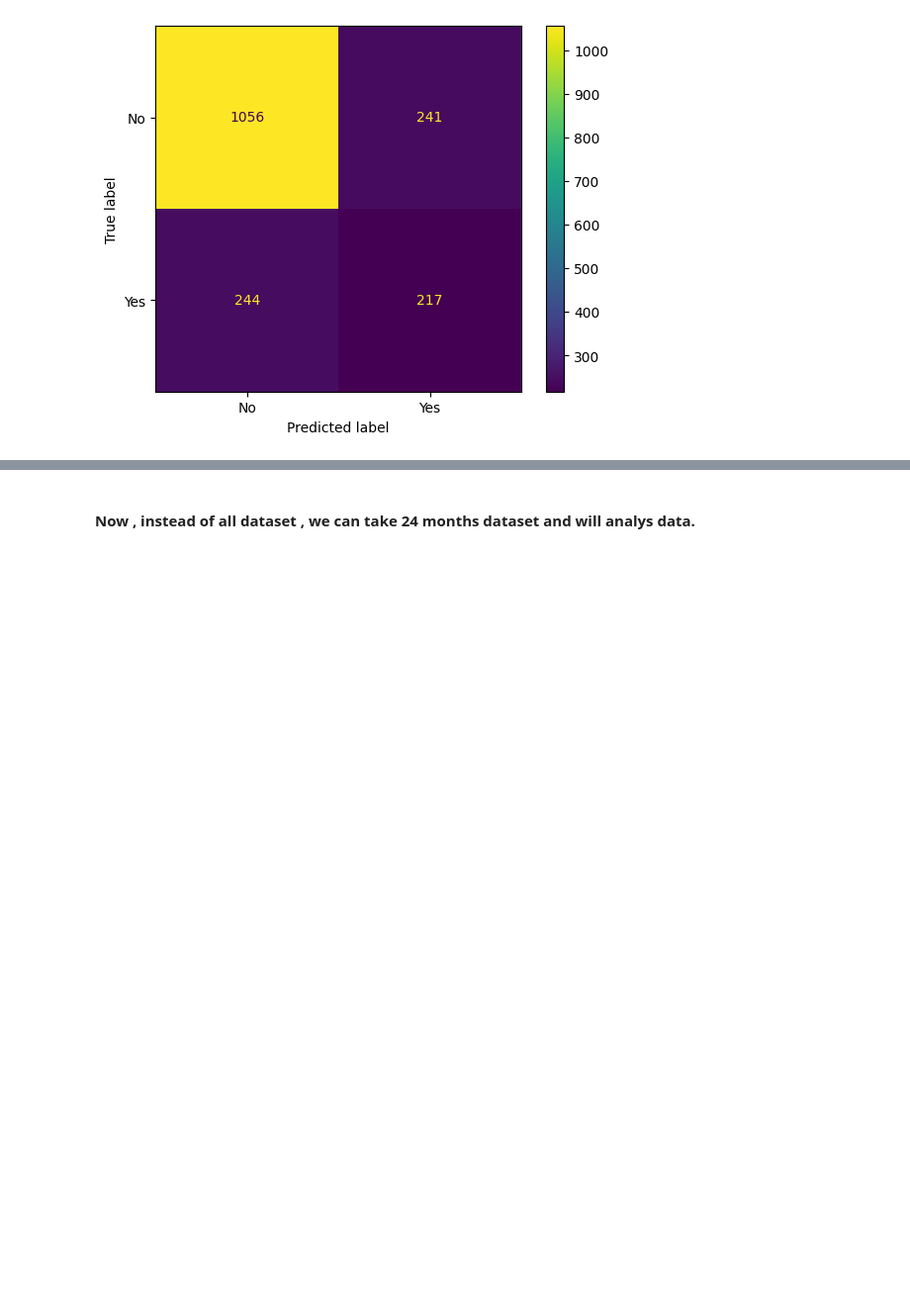
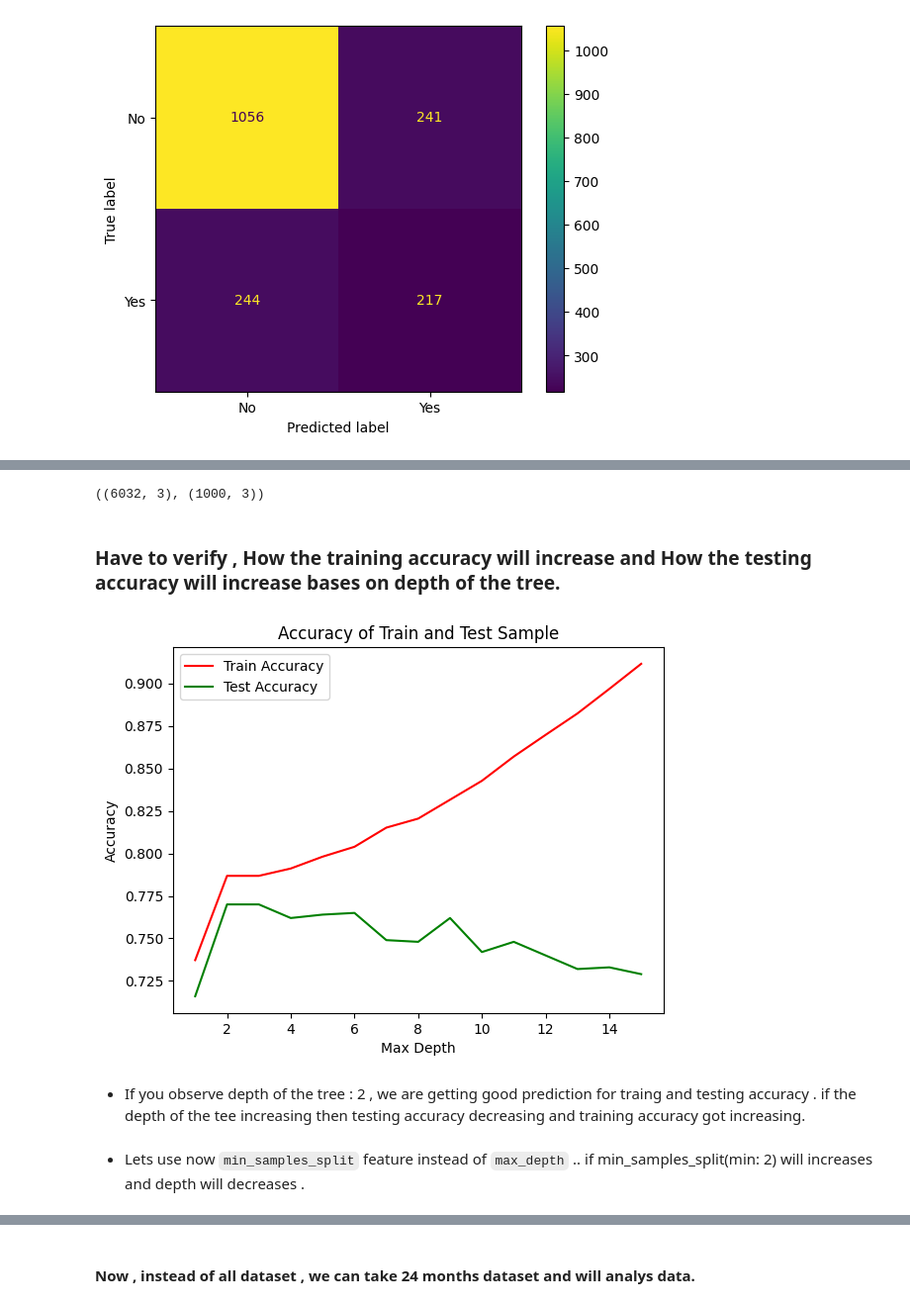
Before and after one commit to dasharepani/decisiontree, a Jupyter notebook: DT_Churn_dataset_1003.ipynb, the cells around one changed output, grey strips where cells are left out. Shown at 99% size. Saved outputs shown, nothing was run; the diff lists cells and outputs as text; code cells hidden in the pictures; blank space fills up the shorter version.

Commit message:
updated churn dataset algorithm

```diff
--- a/DT_Churn_dataset_1003.ipynb
+++ b/DT_Churn_dataset_1003.ipynb
@@ -393,0 +407,33 @@ plt.show()
+# %%
+X = df[['seniorcitizen', 'tenure', 'monthlycharges']]
+y = df['churn']
+# %%
+X_train, X_test, y_train, y_test = train_test_split(X, y, test_size=1000)
+X_train.shape, X_test.shape
+# %% [output]
+((6032, 3), (1000, 3))
+# %% [markdown]
+### Have to verify , How the training accuracy will increase and How the testing accuracy will increase bases on depth of the tree.
+# %%
+training_accuracy = []
+testing_accuracy = []
+
+for d in range(1, 16):
+    model = DecisionTreeClassifier(criterion='entropy', max_depth=d)
+    model.fit(X_train, y_train)
+    training_accuracy.append(model.score(X_train, y_train))
+    testing_accuracy.append(model.score(X_test, y_test))
+# %%
+plt.plot(range(1, 16), training_accuracy, c='red', label = 'Train Accuracy')
+plt.plot(range(1, 16), testing_accuracy, c='green', label = 'Test Accuracy')
+plt.legend()
+plt.xlabel('Max Depth')
+plt.ylabel('Accuracy')
+plt.title('Accuracy of Train and Test Sample')
+plt.show()
+# %% [output]
+[figure, added]
+# %% [markdown]
+- If you observe depth of the tree : 2 , we are getting good prediction for traing and testing accuracy . if the depth of the tee increasing then testing accuracy decreasing and training accuracy got increasing.
+# %% [markdown]
+- Lets use now `min_samples_split` feature instead of `max_depth` .. if min_samples_split(min: 2) will increases and depth will decreases .
```
Also changed, not shown: parts of 11 cells of this notebook, 2 other files.
